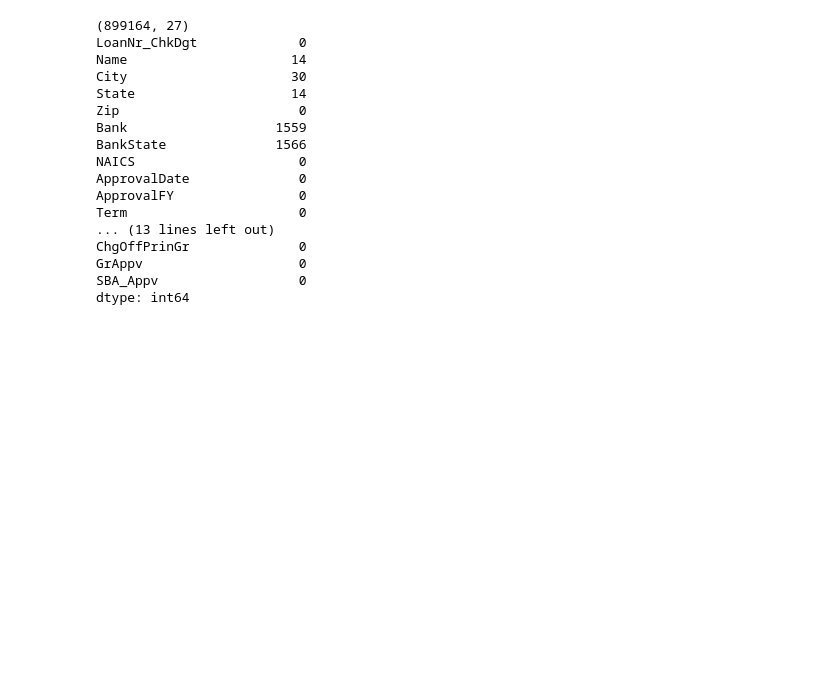
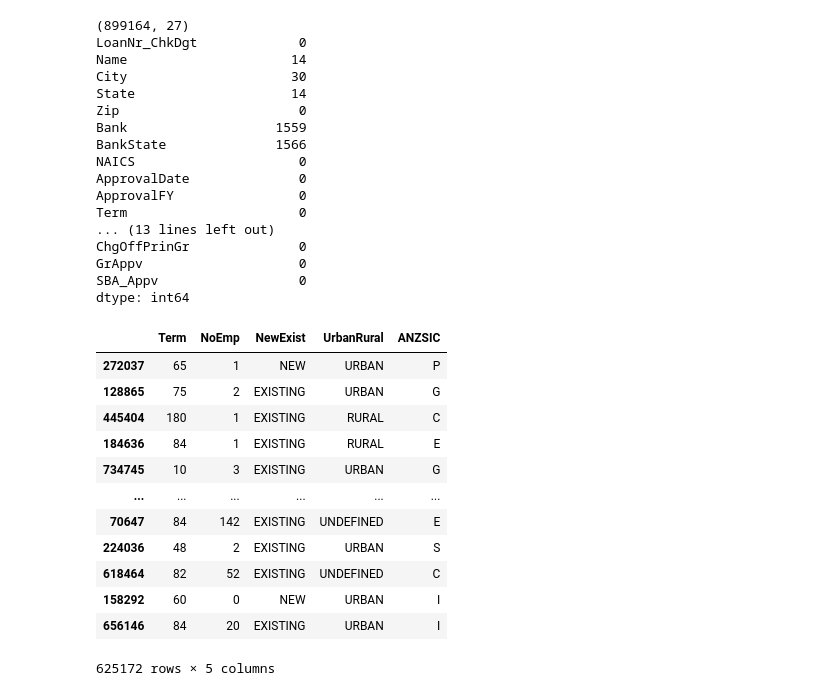
Before and after one commit to Founder-s-Hack/models, a Jupyter notebook: sba.ipynb, the cells around one changed output. Drawn from its saved outputs; the diff is of its cells as text; code cells hidden in the pictures; blank space fills up the shorter version.

```diff
--- a/sba.ipynb
+++ b/sba.ipynb
@@ -29,0 +32,35 @@ big.drop(columns=[])
+# %%
+def naics_to_anzsic(naics):
+
+    mapper = {
+        "11": "A", "21": "B", "31": "C", "32": "C",
+        "33": "C", "22": "D", "23": "E", "42": "F",
+        "44": "G", "45": "G", "48": "I", "49": "I",
+        "51": "J", "52": "K", "53": "L", "54": "M",
+        "55": "M", "56": "N", "61": "P", "62": "Q",
+        "71": "R", "72": "H", "81": "S", "92": "O"
+    }
+
+    anzsic = mapper[str(naics)[:2]]
+    return anzsic
+
+def urban_rural(ordinal):
+
+    return {
+        0: "UNDEFINED",
+        1: "URBAN",
+        2: "RURAL"
+    }[ordinal]
+
+def new_existing(ordinal):
+
+    return {
+        1: "EXISTING",
+        2: "NEW"
+    }[ordinal]
+# %%
+big["ANZSIC"] = big["NAICS"].apply(naics_to_anzsic)
+big["UrbanRural"] = pd.Categorical(big["UrbanRural"].apply(urban_rural))
+big["NewExist"] = pd.Categorical(big["NewExist"].apply(new_existing))
+big["ANZSIC"] = pd.Categorical(big["ANZSIC"])
+big["MIS_Status"] = pd.Categorical(big["MIS_Status"])
@@ -29,0 +74,16 @@ big.drop(columns=[])
+# %%
+X_train
+# %% [output]
+|  | Term | NoEmp | NewExist | UrbanRural | ANZSIC |
+| 272037 | 65 | 1 | NEW | URBAN | P |
+| 128865 | 75 | 2 | EXISTING | URBAN | G |
+| 445404 | 180 | 1 | EXISTING | RURAL | C |
+| 184636 | 84 | 1 | EXISTING | RURAL | E |
+| 734745 | 10 | 3 | EXISTING | URBAN | G |
+| ... | ... | ... | ... | ... | ... |
+| 70647 | 84 | 142 | EXISTING | UNDEFINED | E |
+| 224036 | 48 | 2 | EXISTING | URBAN | S |
+| 618464 | 82 | 52 | EXISTING | UNDEFINED | C |
+| 158292 | 60 | 0 | NEW | URBAN | I |
+| 656146 | 84 | 20 | EXISTING | URBAN | I |
+625172 rows × 5 columns
```
Also changed, not shown: parts of 8 cells of this notebook.
